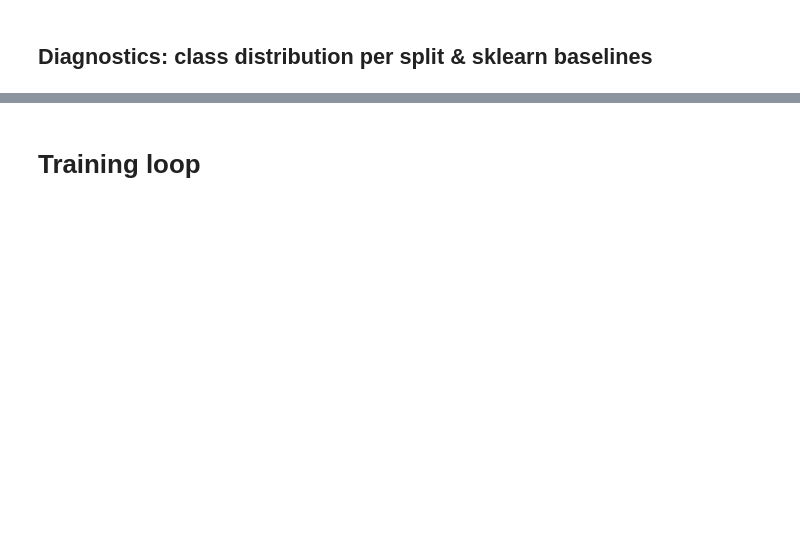
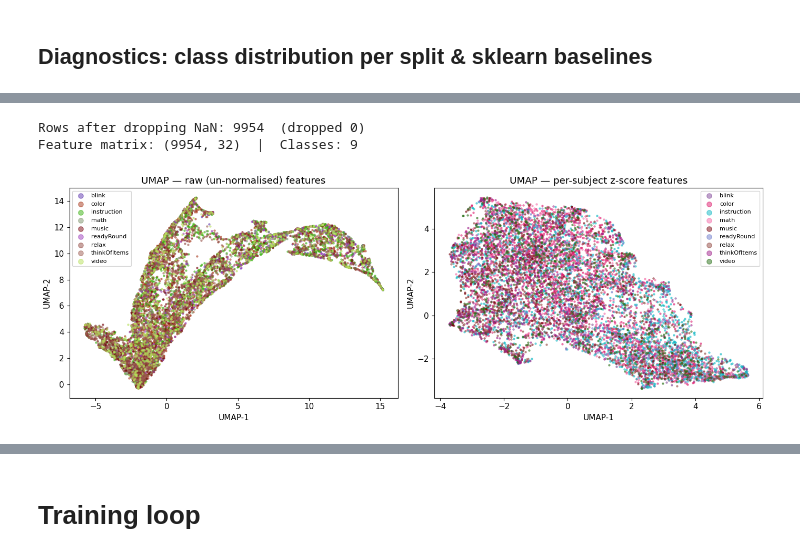
Before and after one commit to parhamkebria/EEG, a Jupyter notebook: EEG_Power_MLP.ipynb, the cells around one changed output, grey strips where cells are left out. Cells and saved outputs as stored; diff of their text form; code cells hidden in the pictures; blank space fills up the shorter version.

```diff
--- a/EEG_Power_MLP.ipynb
+++ b/EEG_Power_MLP.ipynb
@@ -772,0 +1035,60 @@ plot_power_distribution(data=normal_df, large=False)
+# %%
+# ── 4. Per-subject z-score normalisation ──────────────────────────
+# For each feature, within each subject: subtract mean, divide by std.
+# This removes inter-subject baseline differences — the #1 cause of poor
+# subject-independent generalisation.
+
+df_norm = eeg_data[['id'] + FEATURE_COLS_V2 + ['label']].copy()
+
+for feat in FEATURE_COLS_V2:
+    subj_mean = df_norm.groupby('id')[feat].transform('mean')
+    subj_std  = df_norm.groupby('id')[feat].transform('std').replace(0, 1)
+    df_norm[feat] = (df_norm[feat] - subj_mean) / subj_std
+
+# Clip extreme outliers post-normalisation (±5σ)
+for feat in FEATURE_COLS_V2:
+    df_norm[feat] = df_norm[feat].clip(-5, 5)
+
+# Drop rows with any NaN (subjects with only 1 sample for a label get std=NaN)
+df_norm = df_norm.dropna(subset=FEATURE_COLS_V2)
+print(f"Rows after dropping NaN: {len(df_norm)}  (dropped {len(eeg_data) - len(df_norm)})")
+
+X_v2     = df_norm[FEATURE_COLS_V2].values.astype(np.float32)
+y_v2     = le.transform(df_norm['label'].values)
+groups_v2 = df_norm['id'].values
+
+print(f"Feature matrix: {X_v2.shape}  |  Classes: {len(np.unique(y_v2))}")
+# %% [output]
+Rows after dropping NaN: 9954  (dropped 0)
+Feature matrix: (9954, 32)  |  Classes: 9
+# %%
+# ── 5. UMAP: visualise class separability ─────────────────────────
+try:
+    from umap import UMAP
+    reducer = UMAP(n_components=2, random_state=42, n_neighbors=30, min_dist=0.1, metric='euclidean')
+    emb = reducer.fit_transform(X_v2)
+
+    fig, axs = plt.subplots(1, 2, figsize=(14, 5))
+    for ax, title, X_plot in zip(axs,
+            ['UMAP — raw (un-normalised) features', 'UMAP — per-subject z-score features'],
+            [eeg_data.loc[df_norm.index, FEATURE_COLS_V2].values, X_v2]):
+
+        emb_plot = UMAP(n_components=2, random_state=42, n_neighbors=30, min_dist=0.1).fit_transform(X_plot)
+        classes_plot = df_norm['label'].values
+        palette = {c: color_map.get(c, np.random.rand(3,)) for c in np.unique(classes_plot)}
+        for cls in np.unique(classes_plot):
+            mask = classes_plot == cls
+            ax.scatter(emb_plot[mask, 0], emb_plot[mask, 1],
+                        c=[palette[cls]], label=cls, s=5, alpha=0.5)
+        ax.set_title(title)
+        ax.legend(markerscale=3, fontsize=8, loc='best')
+        ax.set_xlabel('UMAP-1')
+        ax.set_ylabel('UMAP-2')
+    plt.tight_layout()
+    plt.show()
+
+except ImportError:
+    print("umap-learn not installed — run: pip install umap-learn")
+    print("Skipping UMAP visualisation.")
+# %% [output]
+[figure, added]
```
Also changed, not shown: parts of 13 cells of this notebook.
